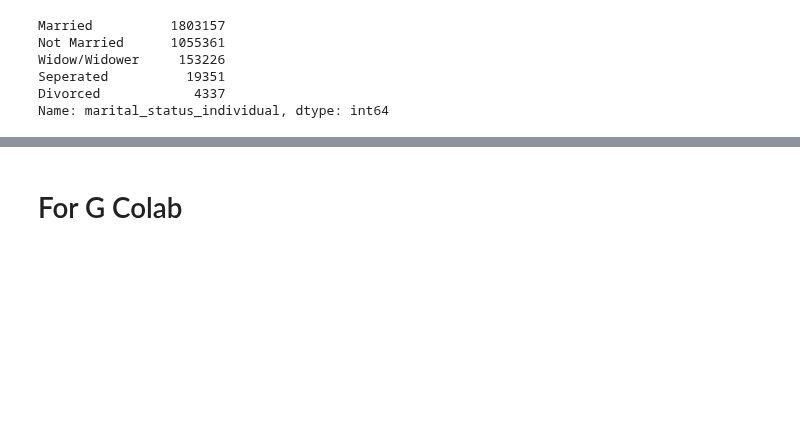
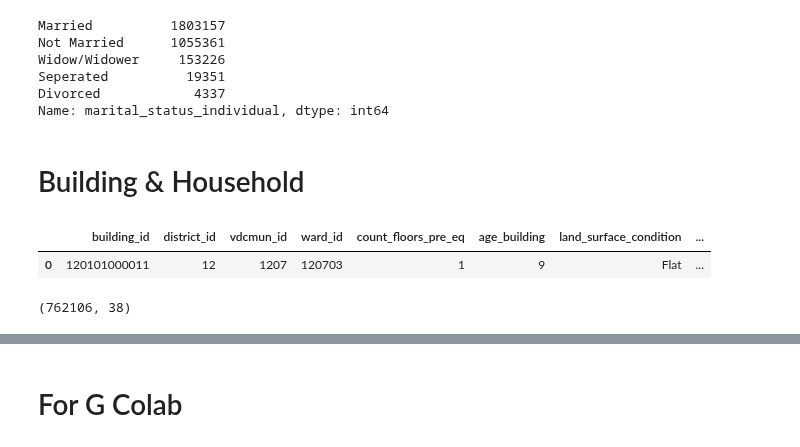
Before and after one commit to chantalwuer/earthquake_damage, a Jupyter notebook: notebooks/CW_Merging_Tables.ipynb, the cells around one changed output, grey strips where cells are left out. Cells and saved outputs as stored; diff of their text form; code cells hidden in the pictures; blank space fills up the shorter version.

```diff
--- a/notebooks/CW_Merging_Tables.ipynb
+++ b/notebooks/CW_Merging_Tables.ipynb
@@ -734,3 +587,17 @@ Divorced            4337
 Name: marital_status_individual, dtype: int64
 # %%
 i_demographics_ids.to_csv('/Users/chantalwuerschinger/code/chantalwuer/earthquake_damage/processed_data/i_demographics_ids.csv', index=False)
+# %% [markdown]
+# Building & Household
+# %%
+comp_data_full = pd.read_csv('/Users/chantalwuerschinger/code/chantalwuer/earthquake_damage/processed_data/comp_data_full.csv')
+h_demographics_ids = pd.read_csv('/Users/chantalwuerschinger/code/chantalwuer/earthquake_damage/processed_data/h_demographics_ids.csv')
+# %%
+comp_data_full.head(1)
+# %% [output]
+|  | building_id | district_id | vdcmun_id | ward_id | count_floors_pre_eq | age_building | land_surface_condition | ... |
+| 0 | 120101000011 | 12 | 1207 | 120703 | 1 | 9 | Flat | ... |
+# %%
+comp_data_full.shape
+# %% [output]
+(762106, 38)
```
Also changed, not shown: parts of 41 cells of this notebook.
